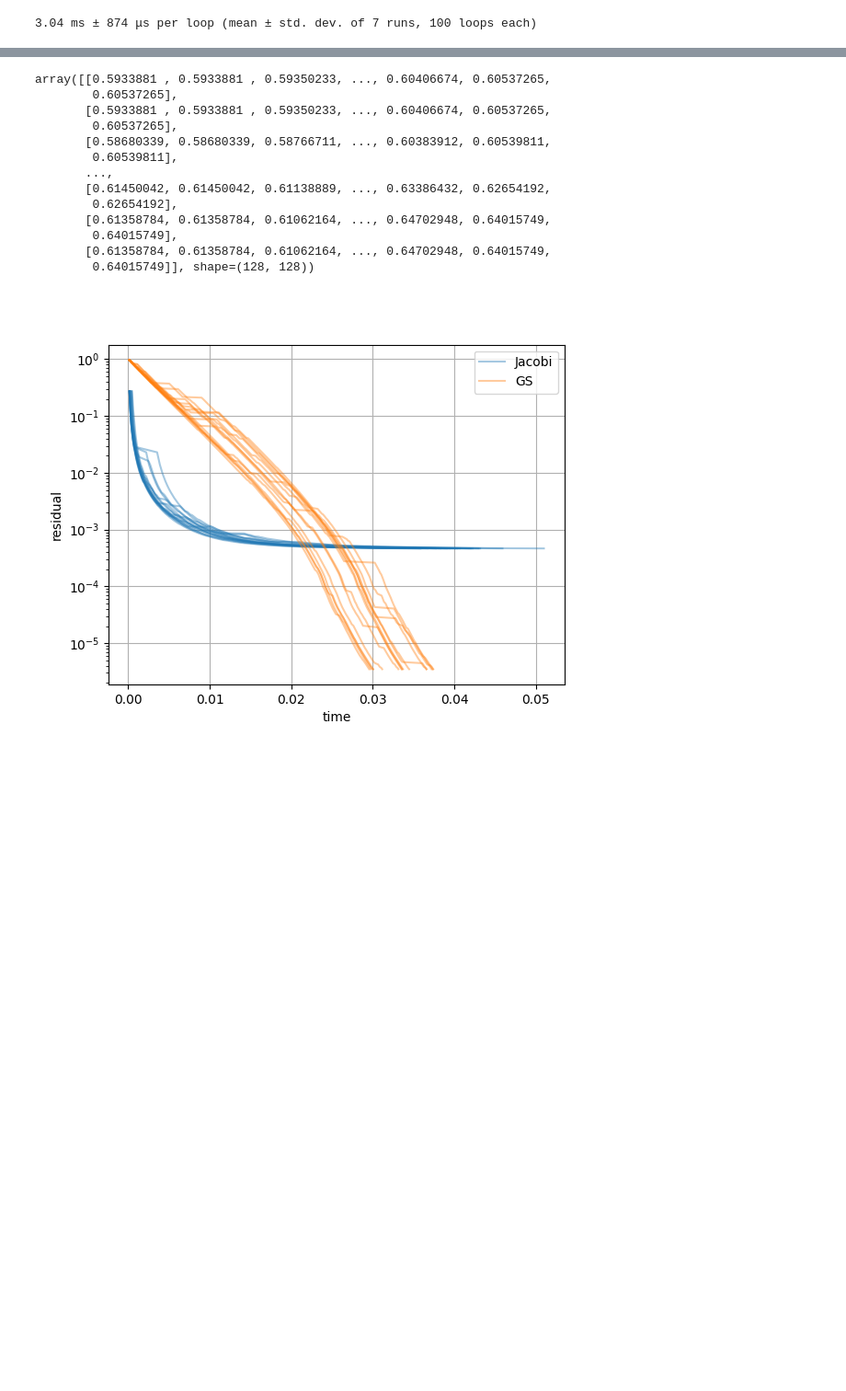
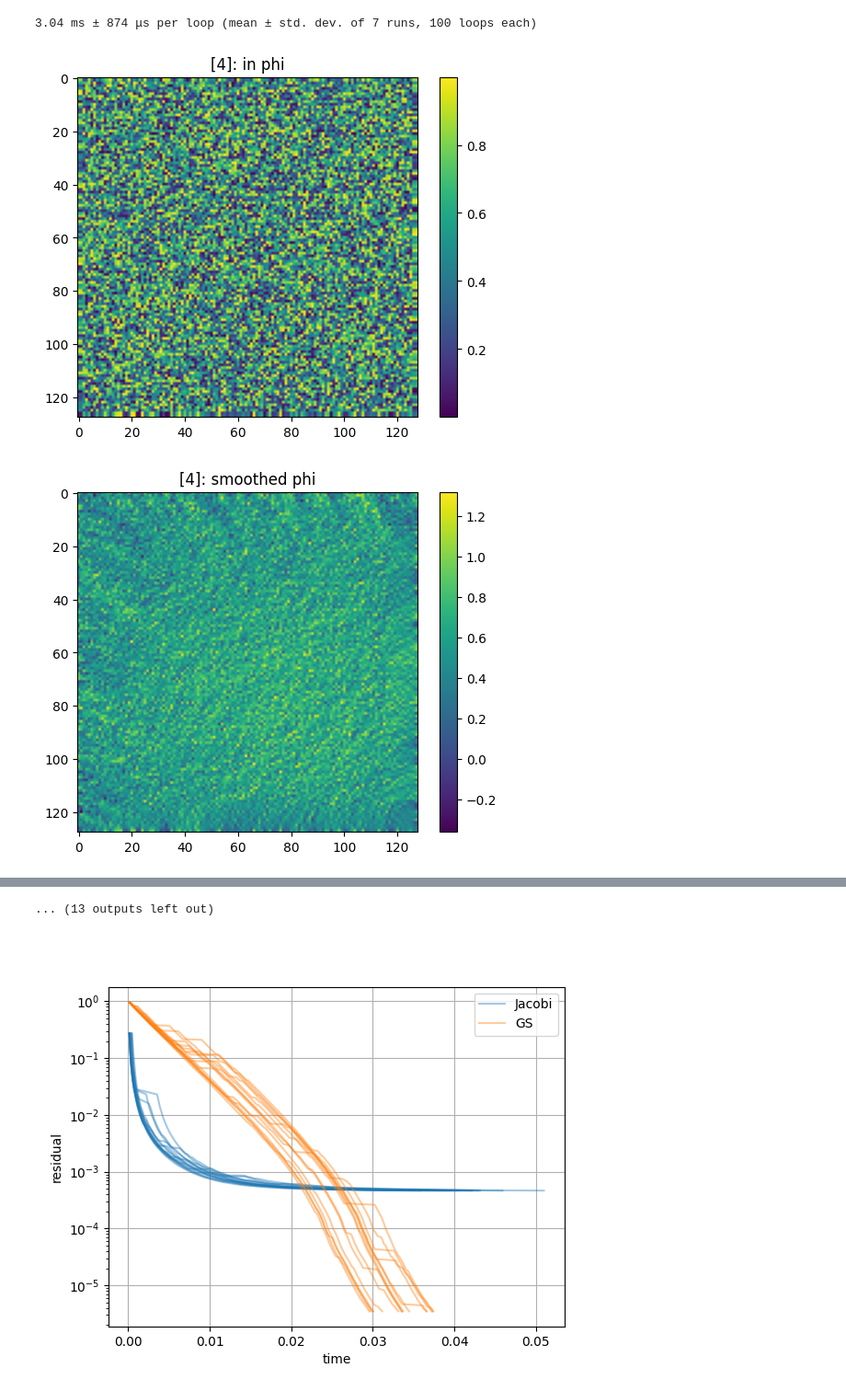
Before and after one commit to kz2wd/CFD-Solver, a Jupyter notebook: poisson/pressure_mg.ipynb, the cells around one changed output, grey strips where cells are left out. Shown at 92% size. Drawn from its saved outputs; the diff is of its cells as text; code cells hidden in the pictures; blank space fills up the shorter version.

```diff
--- a/poisson/pressure_mg.ipynb
+++ b/poisson/pressure_mg.ipynb
@@ -210,7 +210,7 @@ def solve_poisson_jacobi(phi, rho, h, iters):
 
     return phi
 
-DEBUG = False
+DEBUG = True
 
 # ∇² phi (r) = rho (r) -> phi
 def solve_poisson_mg(phi, rho, h, X, rec, smooth_in, smooth_out, full, smoother, restriction, prolongation):
@@ -424,5 +421,7 @@ solve_poisson_GS_cymixed(p.copy(), u, h, 10)
 # %% [output]
 3.04 ms ± 874 μs per loop (mean ± std. dev. of 7 runs, 100 loops each)
 # %%
-solve_poisson_mg(p.copy(), u, h, X, 4, 10, 10, 30, restriction_fw, prolongation_fw)
+solve_poisson_mg(p.copy(), u, h, X, 4, 10, 10, 30, solve_poisson_GS_cymixed, restriction_fw, prolongation_fw)
 # %% [output]
+[figure, added]
+[figure, added]
@@ -429,16 +438,4 @@ solve_poisson_mg(p.copy(), u, h, X, 4, 10, 10, 30, restriction_fw, prolongation_
-array([[0.5933881 , 0.5933881 , 0.59350233, ..., 0.60406674, 0.60537265,
-        0.60537265],
-       [0.5933881 , 0.5933881 , 0.59350233, ..., 0.60406674, 0.60537265,
-        0.60537265],
-       [0.58680339, 0.58680339, 0.58766711, ..., 0.60383912, 0.60539811,
-        0.60539811],
-       ...,
-       [0.61450042, 0.61450042, 0.61138889, ..., 0.63386432, 0.62654192,
-        0.62654192],
-       [0.61358784, 0.61358784, 0.61062164, ..., 0.64702948, 0.64015749,
-        0.64015749],
-       [0.61358784, 0.61358784, 0.61062164, ..., 0.64702948, 0.64015749,
-        0.64015749]], shape=(128, 128))
+... (13 outputs left out)
 # %%
 %matplotlib widget
 df = pd.DataFrame(columns=["time", "residual", "version", "run_id"])
```
Also changed, not shown: parts of 2 cells of this notebook, 6 other files.
